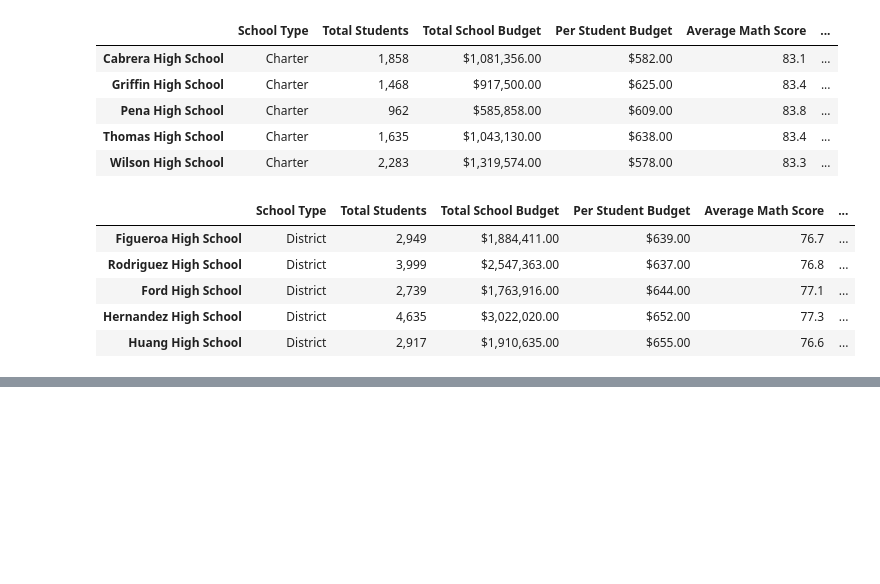
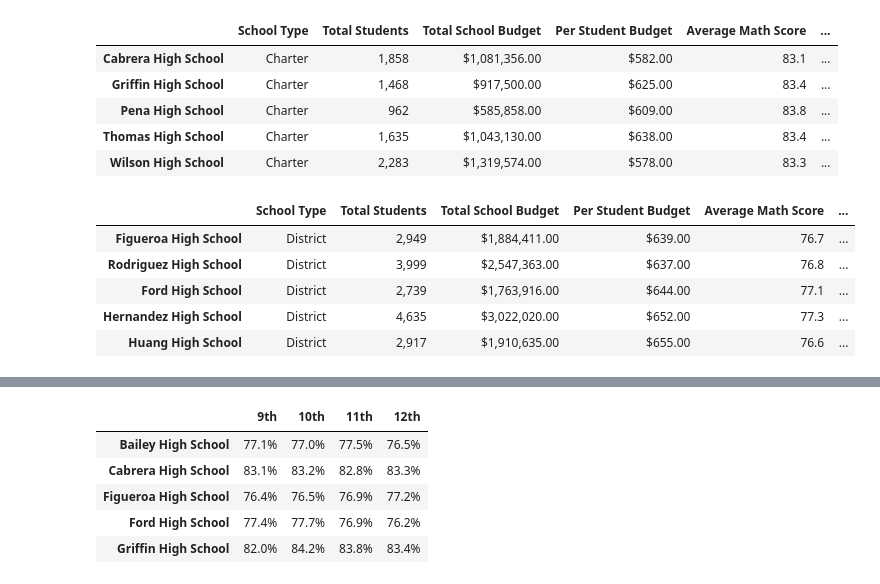
Before and after one commit to dhedden1126/School_District_Analysis, a Jupyter notebook: PyCitySchools.ipynb, the cells around one changed output, grey strips where cells are left out. Cells and saved outputs as stored; diff of their text form; code cells hidden in the pictures; blank space fills up the shorter version.

```diff
--- a/PyCitySchools.ipynb
+++ b/PyCitySchools.ipynb
@@ -406,0 +488,20 @@ bottom_schools.head()
+# %%
+# Format each grade column.
+math_scores_by_grade["9th"] = math_scores_by_grade["9th"].map("{:.1f}%".format)
+
+math_scores_by_grade["10th"] = math_scores_by_grade["10th"].map("{:.1f}%".format)
+
+math_scores_by_grade["11th"] = math_scores_by_grade["11th"].map("{:.1f}%".format)
+
+math_scores_by_grade["12th"] = math_scores_by_grade["12th"].map("{:.1f}%".format)
+
+math_scores_by_grade.index.name = None
+
+math_scores_by_grade.head()
+# %% [output]
+|  | 9th | 10th | 11th | 12th |
+| Bailey High School | 77.1% | 77.0% | 77.5% | 76.5% |
+| Cabrera High School | 83.1% | 83.2% | 82.8% | 83.3% |
+| Figueroa High School | 76.4% | 76.5% | 76.9% | 77.2% |
+| Ford High School | 77.4% | 77.7% | 76.9% | 76.2% |
+| Griffin High School | 82.0% | 84.2% | 83.8% | 83.4% |
```
Also changed, not shown: parts of 7 cells of this notebook.
